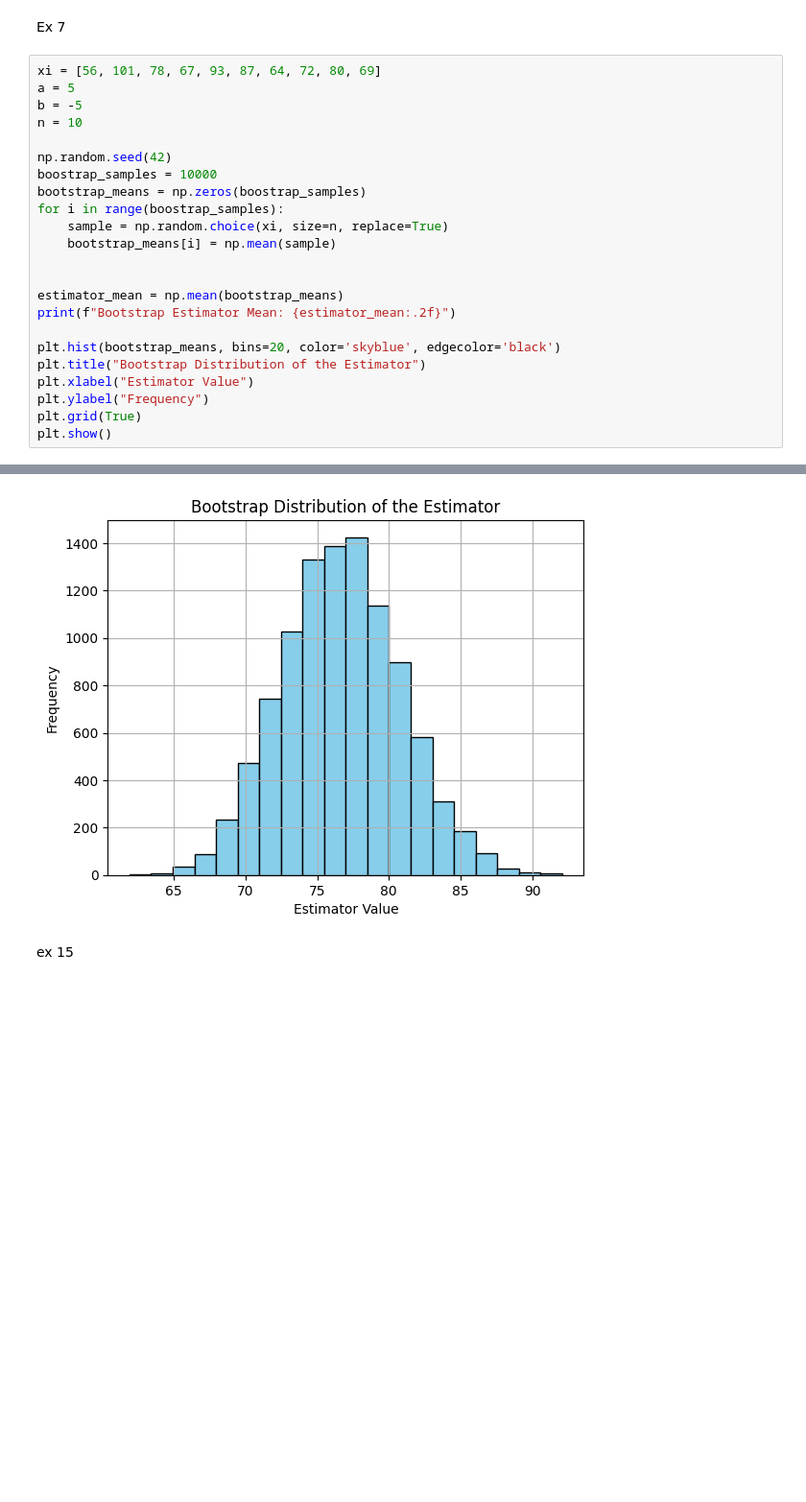
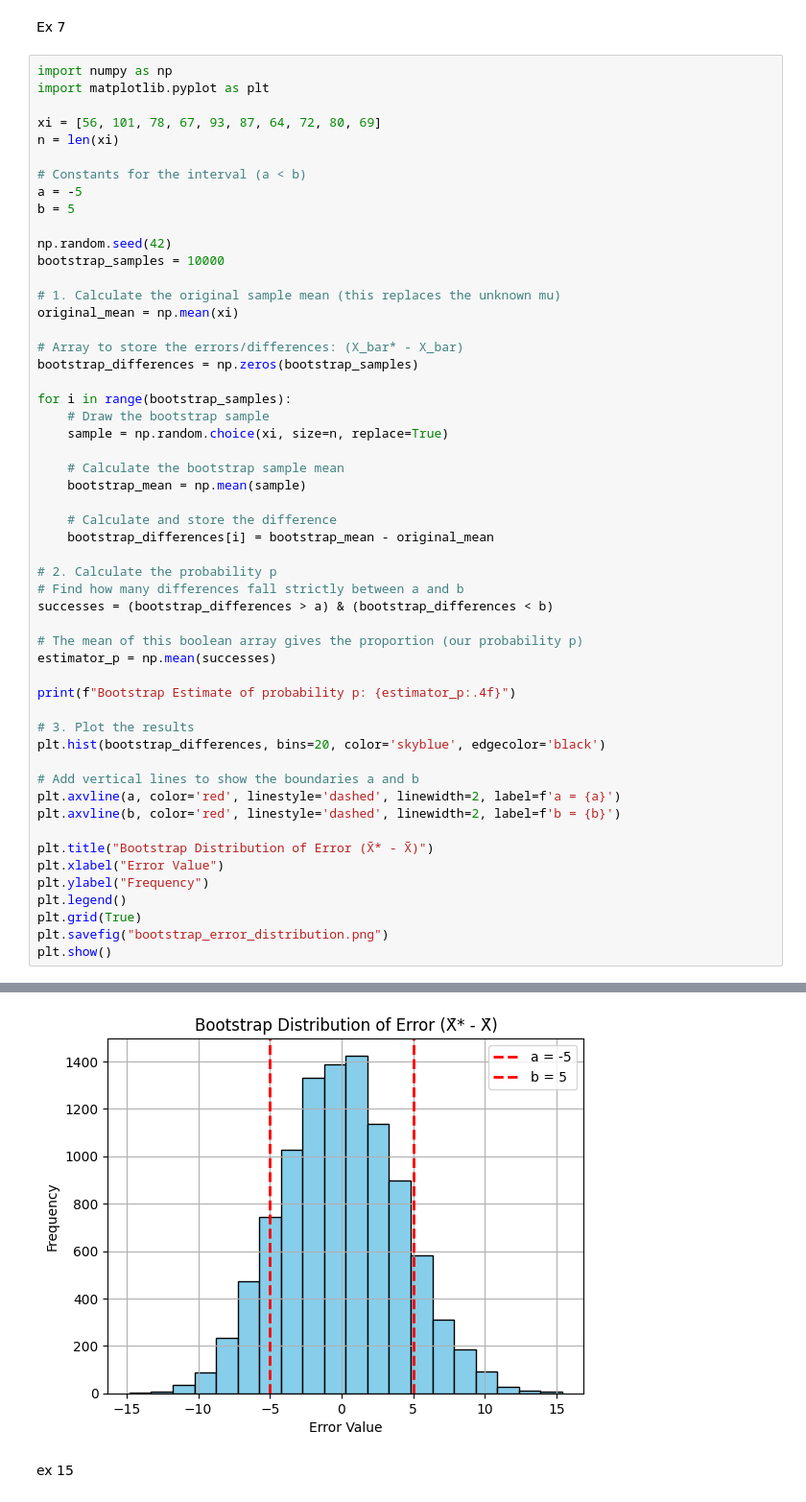
Before and after one commit to kris907j/Stochastic_sim, a Jupyter notebook: Exercises/william/Day6.ipynb, the cells around one changed output, grey strips where cells are left out. Shown at 96% size. Cells and saved outputs as stored; diff of their text form; blank space fills up the shorter version.

```diff
--- a/Exercises/william/Day6.ipynb
+++ b/Exercises/william/Day6.ipynb
@@ -333,26 +333,56 @@ plt.show()
 # %% [markdown]
 Ex 7
 # %%
+import numpy as np
+import matplotlib.pyplot as plt
+
 xi = [56, 101, 78, 67, 93, 87, 64, 72, 80, 69]
-a = 5
-b = -5
-n = 10
+n = len(xi)
+
+# Constants for the interval (a < b)
+a = -5
+b = 5
 
 np.random.seed(42)
-boostrap_samples = 10000
-bootstrap_means = np.zeros(boostrap_samples)
-for i in range(boostrap_samples):
+bootstrap_samples = 10000
+
+# 1. Calculate the original sample mean (this replaces the unknown mu)
+original_mean = np.mean(xi)
+
+# Array to store the errors/differences: (X_bar* - X_bar)
+bootstrap_differences = np.zeros(bootstrap_samples)
+
+for i in range(bootstrap_samples):
+    # Draw the bootstrap sample
     sample = np.random.choice(xi, size=n, replace=True)
-    bootstrap_means[i] = np.mean(sample)
 
+    # Calculate the bootstrap sample mean
+    bootstrap_mean = np.mean(sample)
 
-estimator_mean = np.mean(bootstrap_means)
-print(f"Bootstrap Estimator Mean: {estimator_mean:.2f}")
+    # Calculate and store the difference
+    bootstrap_differences[i] = bootstrap_mean - original_mean
 
-plt.hist(bootstrap_means, bins=20, color='skyblue', edgecolor='black')
-plt.title("Bootstrap Distribution of the Estimator")
-plt.xlabel("Estimator Value")
+# 2. Calculate the probability p
+# Find how many differences fall strictly between a and b
+successes = (bootstrap_differences > a) & (bootstrap_differences < b)
+
+# The mean of this boolean array gives the proportion (our probability p)
+estimator_p = np.mean(successes)
+
+print(f"Bootstrap Estimate of probability p: {estimator_p:.4f}")
+
+# 3. Plot the results
+plt.hist(bootstrap_differences, bins=20, color='skyblue', edgecolor='black')
+
+# Add vertical lines to show the boundaries a and b
+plt.axvline(a, color='red', linestyle='dashed', linewidth=2, label=f'a = {a}')
+plt.axvline(b, color='red', linestyle='dashed', linewidth=2, label=f'b = {b}')
+
+plt.title("Bootstrap Distribution of Error (X̄* - X̄)")
+plt.xlabel("Error Value")
 plt.ylabel("Frequency")
+plt.legend()
 plt.grid(True)
+plt.savefig("bootstrap_error_distribution.png")
 plt.show()
 # %% [output]
@@ -360,4 +390,4 @@ Bootstrap Estimator Mean: 76.66
-[figure, old version]
+[figure, new version]
 # %% [markdown]
 ex 15
 # %%
```
Also changed, not shown: parts of 2 cells of this notebook, 3 other files.
